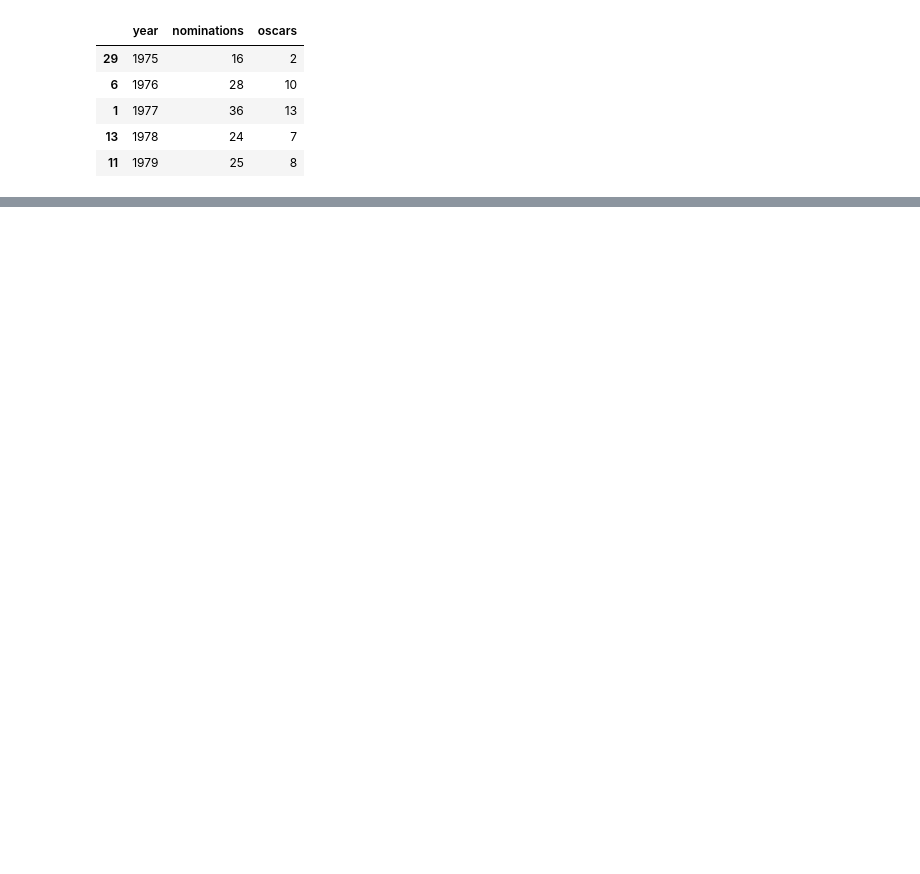
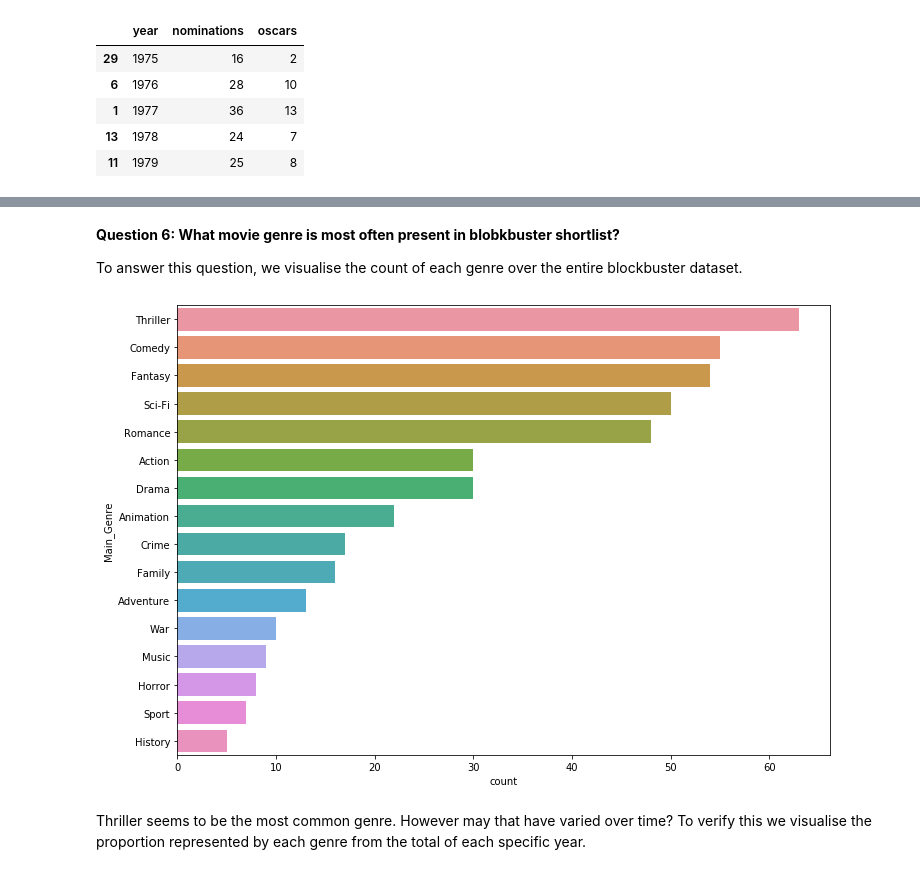
Before and after one commit to Fl00rtje/PyLadiesAms, a Jupyter notebook: Capstone Project Team 1.ipynb, the cells around one changed output, grey strips where cells are left out. Saved outputs shown, nothing was run; the diff lists cells and outputs as text; code cells hidden in the pictures; blank space fills up the shorter version.

Commit message:
adding visuals on blockbuster dataset

```diff
--- a/Capstone Project Team 1.ipynb
+++ b/Capstone Project Team 1.ipynb
@@ -376,3 +379,18 @@ fig.show()
 [interactive output not drawn]
 # %%
 # there is a better chance of winning an oscar if you are nominated
+# %% [markdown]
+**Question 6: What movie genre is most often present in blobkbuster shortlist?**
+
+To answer this question, we visualise the count of each genre over the entire blockbuster dataset.
+# %%
+# visualise the genre most frequently present in blobkbuster shortlist
+
+a4_dims = (11.7, 8.27)
+fig, ax = pyplot.subplots(figsize=a4_dims)
+
+ax = sns.countplot(y="Main_Genre", data=blockbusters, order = blockbusters['Main_Genre'].value_counts().index)
+# %% [output]
+[figure, added]
+# %% [markdown]
+Thriller seems to be the most common genre. However may that have varied over time? To verify this we visualise the proportion represented by each genre from the total of each specific year.
```
Also changed, not shown: parts of 9 cells of this notebook.
